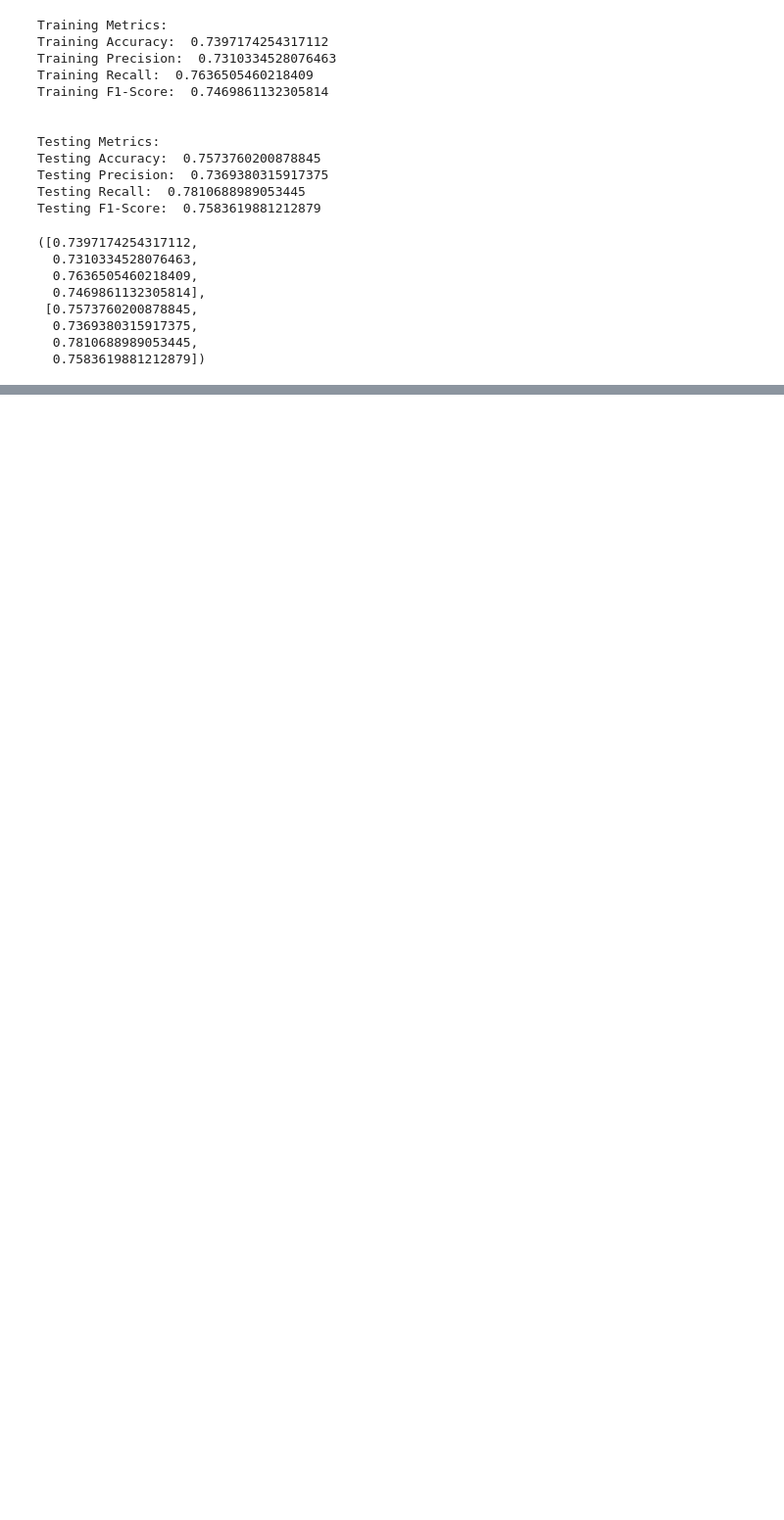
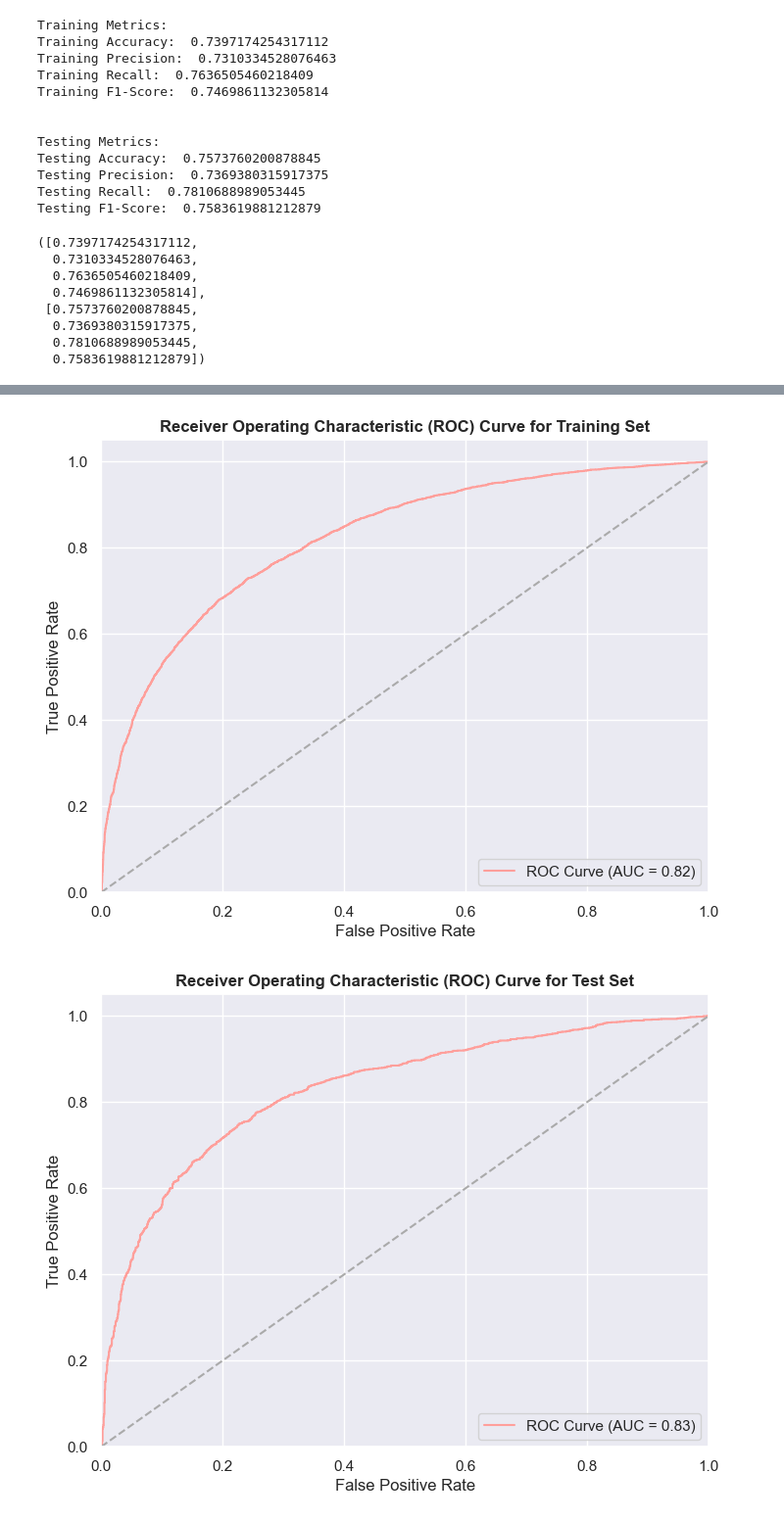
Before and after one commit to yrouuu/TFG_ADE, a Jupyter notebook: modelos/logistic_regression.ipynb, the cells around one changed output, grey strips where cells are left out. Shown at 98% size. Saved outputs shown, nothing was run; the diff lists cells and outputs as text; code cells hidden in the pictures; blank space fills up the shorter version.

```diff
--- a/modelos/logistic_regression.ipynb
+++ b/modelos/logistic_regression.ipynb
@@ -269,0 +266,6 @@ roc(X_resampled, y_resampled)
+# %%
+sns.set_theme(style="darkgrid")
+roc(X_resampled, y_resampled)
+# %% [output]
+[figure, added]
+[figure, added]
```
Also changed, not shown: parts of 3 cells of this notebook, 4 other files.
